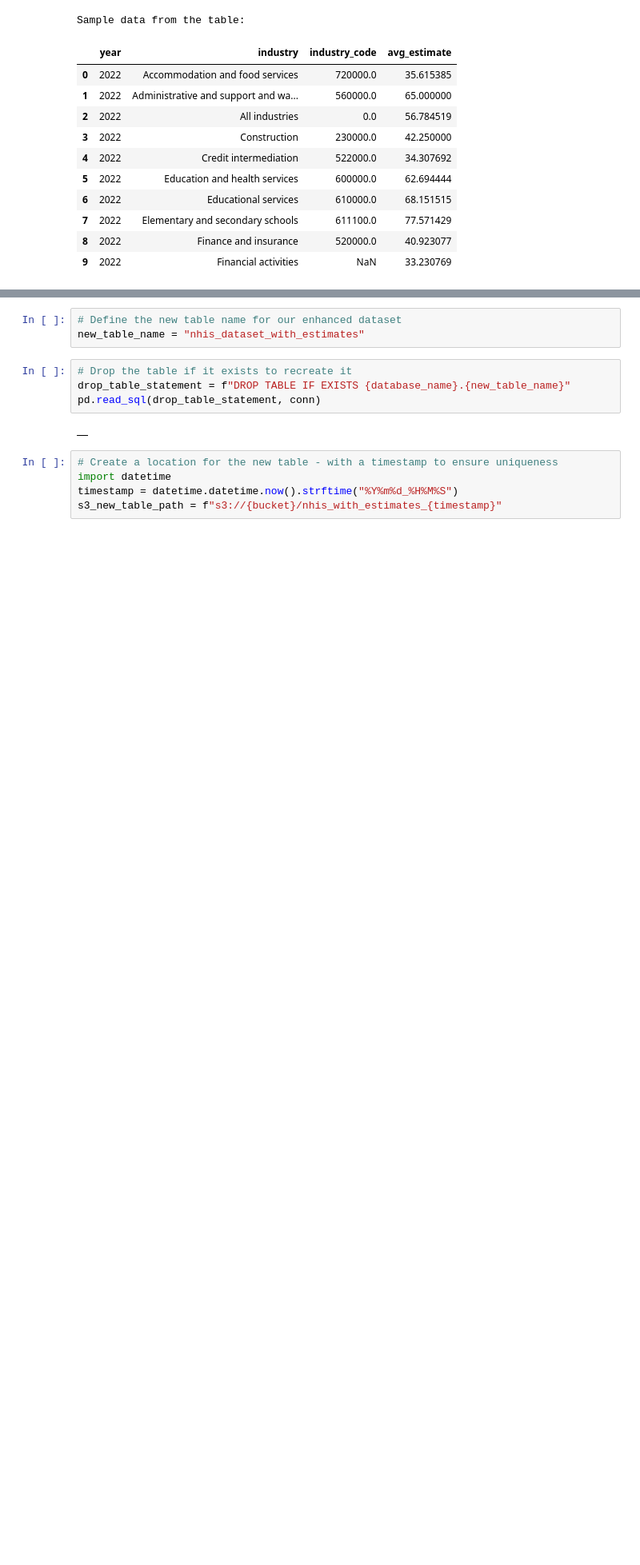
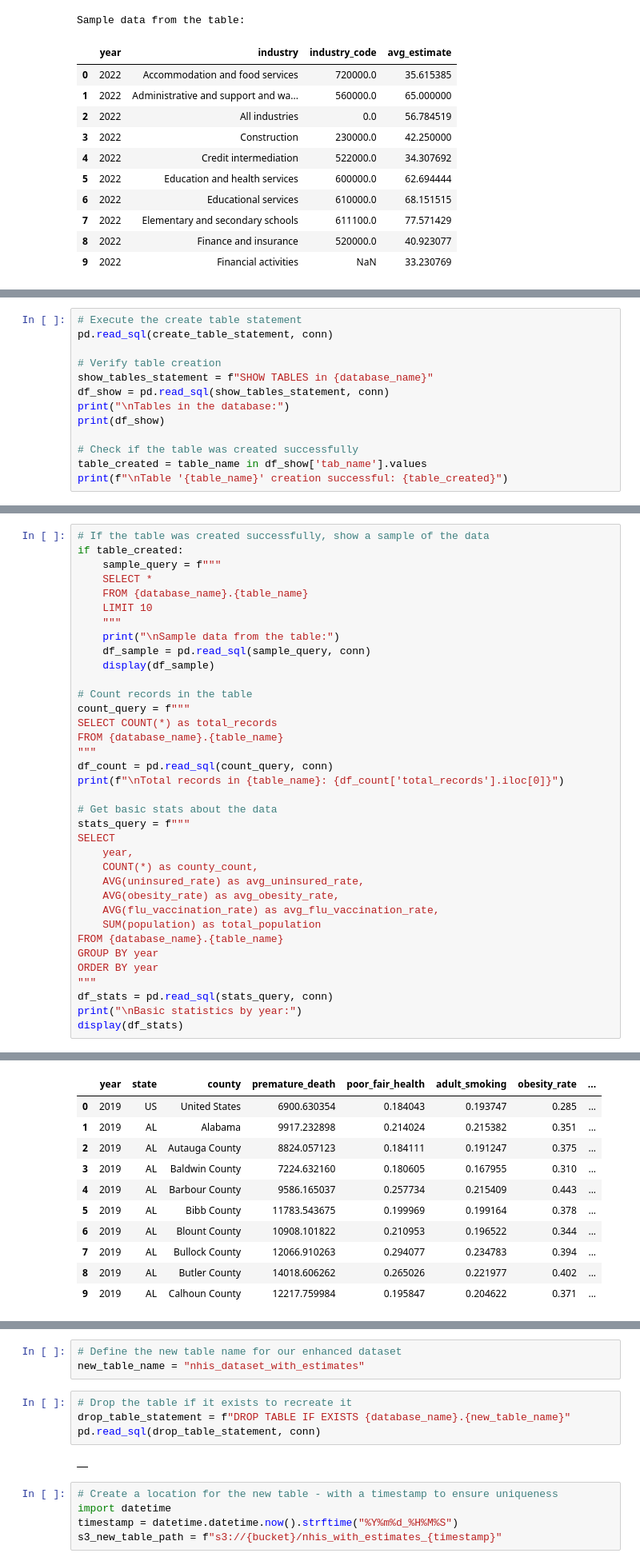
Before and after one commit to renaqd/sagemaker-mlops, a Jupyter notebook: data_management/data_ingestion.ipynb, the cells around one changed output, grey strips where cells are left out. Shown at 80% size. Saved outputs shown, nothing was run; the diff lists cells and outputs as text; blank space fills up the shorter version.

```diff
--- a/data_management/data_ingestion.ipynb
+++ b/data_management/data_ingestion.ipynb
@@ -611,0 +698,13 @@ Sample data from the table:
+# %%
+# Execute the create table statement
+pd.read_sql(create_table_statement, conn)
+
+# Verify table creation
+show_tables_statement = f"SHOW TABLES in {database_name}"
+df_show = pd.read_sql(show_tables_statement, conn)
+print("\nTables in the database:")
+print(df_show)
+
+# Check if the table was created successfully
+table_created = table_name in df_show['tab_name'].values
+print(f"\nTable '{table_name}' creation successful: {table_created}")
@@ -611,0 +721,37 @@ Sample data from the table:
+# %%
+# If the table was created successfully, show a sample of the data
+if table_created:
+    sample_query = f"""
+    SELECT *
+    FROM {database_name}.{table_name}
+    LIMIT 10
+    """
+    print("\nSample data from the table:")
+    df_sample = pd.read_sql(sample_query, conn)
+    display(df_sample)
+
+# Count records in the table
+count_query = f"""
+SELECT COUNT(*) as total_records
+FROM {database_name}.{table_name}
+"""
+df_count = pd.read_sql(count_query, conn)
+print(f"\nTotal records in {table_name}: {df_count['total_records'].iloc[0]}")
+
+# Get basic stats about the data
+stats_query = f"""
+SELECT
+    year,
+    COUNT(*) as county_count,
+    AVG(uninsured_rate) as avg_uninsured_rate,
+    AVG(obesity_rate) as avg_obesity_rate,
+    AVG(flu_vaccination_rate) as avg_flu_vaccination_rate,
+    SUM(population) as total_population
+FROM {database_name}.{table_name}
+GROUP BY year
+ORDER BY year
+"""
+df_stats = pd.read_sql(stats_query, conn)
+print("\nBasic statistics by year:")
+display(df_stats)
+# %% [output]
@@ -611,0 +759,11 @@ Sample data from the table:
+|  | year | state | county | premature_death | poor_fair_health | adult_smoking | obesity_rate | ... |
+| 0 | 2019 | US | United States | 6900.630354 | 0.184043 | 0.193747 | 0.285 | ... |
+| 1 | 2019 | AL | Alabama | 9917.232898 | 0.214024 | 0.215382 | 0.351 | ... |
+| 2 | 2019 | AL | Autauga County | 8824.057123 | 0.184111 | 0.191247 | 0.375 | ... |
+| 3 | 2019 | AL | Baldwin County | 7224.632160 | 0.180605 | 0.167955 | 0.310 | ... |
+| 4 | 2019 | AL | Barbour County | 9586.165037 | 0.257734 | 0.215409 | 0.443 | ... |
+| 5 | 2019 | AL | Bibb County | 11783.543675 | 0.199969 | 0.199164 | 0.378 | ... |
+| 6 | 2019 | AL | Blount County | 10908.101822 | 0.210953 | 0.196522 | 0.344 | ... |
+| 7 | 2019 | AL | Bullock County | 12066.910263 | 0.294077 | 0.234783 | 0.394 | ... |
+| 8 | 2019 | AL | Butler County | 14018.606262 | 0.265026 | 0.221977 | 0.402 | ... |
+| 9 | 2019 | AL | Calhoun County | 12217.759984 | 0.195847 | 0.204622 | 0.371 | ... |
```
Also changed, not shown: parts of 14 cells of this notebook.
